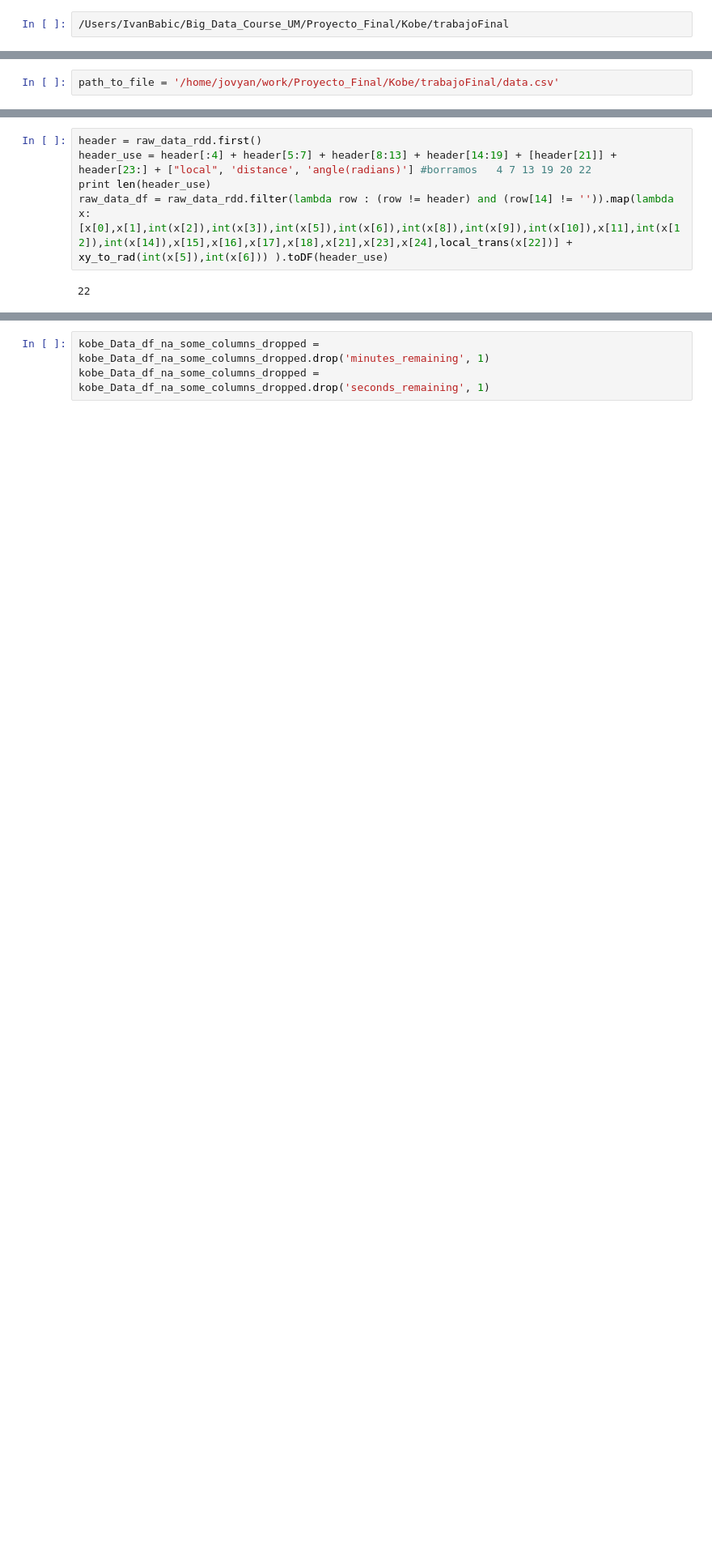
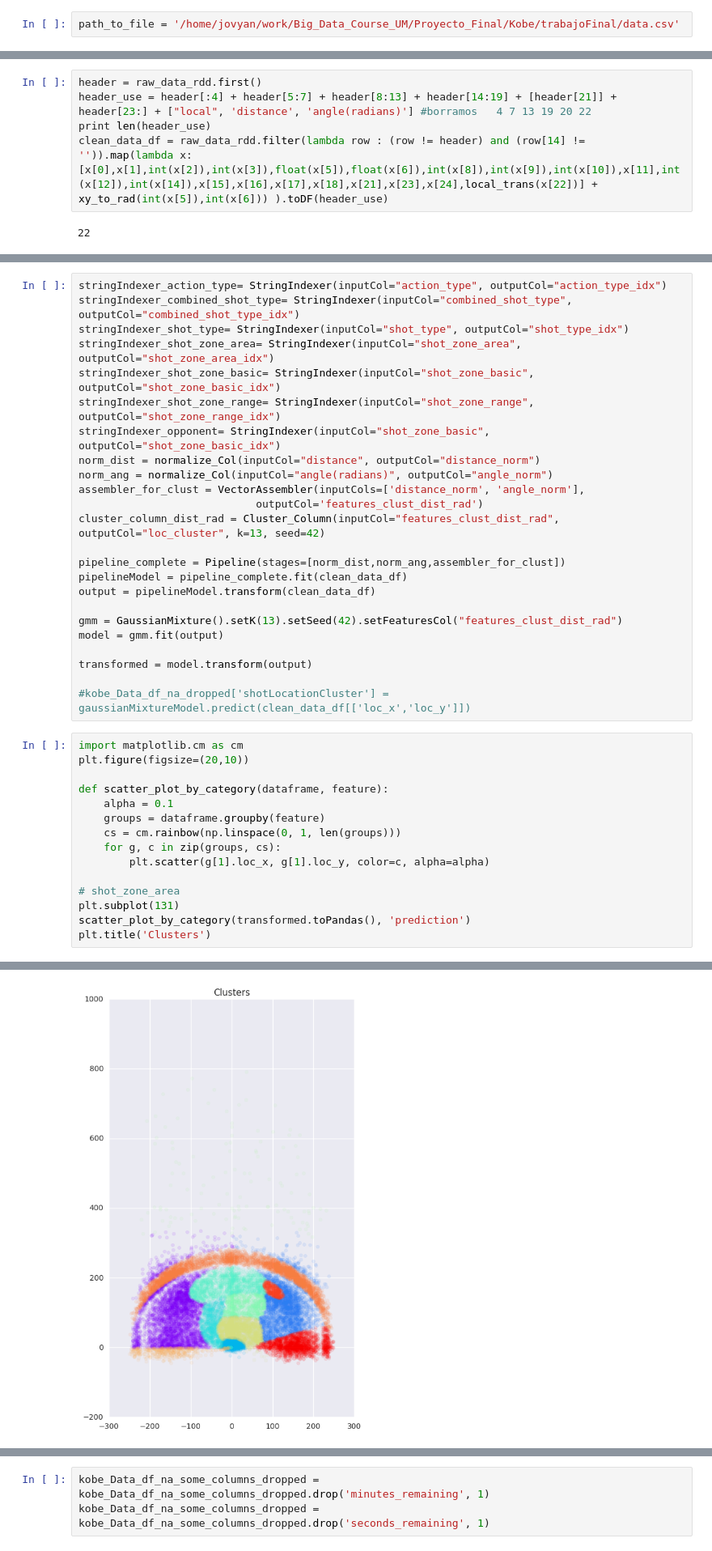
Before and after one commit to alexiszecharies/trabajoFinal, a Jupyter notebook: Final_Proyect_Spark.ipynb, the cells around one changed output, grey strips where cells are left out. Shown at 81% size. Saved outputs shown, nothing was run; the diff lists cells and outputs as text; blank space fills up the shorter version.

Commit message:
Pipeline started

```diff
--- a/Final_Proyect_Spark.ipynb
+++ b/Final_Proyect_Spark.ipynb
@@ -33,4 +30,4 @@ sc = pyspark.SparkContext(master='local[*]')
 # %%
 sqlContext = SQLContext(sc)
 # %%
-/Users/IvanBabic/Big_Data_Course_UM/Proyecto_Final/Kobe/trabajoFinal
+path_to_file = '/home/jovyan/work/Big_Data_Course_UM/Proyecto_Final/Kobe/trabajoFinal/data.csv'
@@ -39,5 +34,3 @@ SyntaxError: invalid syntax (<ipython-input-10-eeee2f2ae393>, line 1)
-# %%
-path_to_file = '/home/jovyan/work/Proyecto_Final/Kobe/trabajoFinal/data.csv'
 # %%
 raw_data_rdd = sc.textFile(path_to_file).map(lambda x: [y.strip() for y in x.split(',')])
 # %%
@@ -127,7 +120,7 @@ def xy_to_rad(x,y):
 header = raw_data_rdd.first()
 header_use = header[:4] + header[5:7] + header[8:13] + header[14:19] + [header[21]] + header[23:] + ["local", 'distance', 'angle(radians)'] #borramos   4 7 13 19 20 22
 print len(header_use)
-raw_data_df = raw_data_rdd.filter(lambda row : (row != header) and (row[14] != '')).map(lambda x: [x[0],x[1],int(x[2]),int(x[3]),int(x[5]),int(x[6]),int(x[8]),int(x[9]),int(x[10]),x[11],int(x[12]),int(x[14]),x[15],x[16],x[17],x[18],x[21],x[23],x[24],local_trans(x[22])] + xy_to_rad(int(x[5]),int(x[6])) ).toDF(header_use)
+clean_data_df = raw_data_rdd.filter(lambda row : (row != header) and (row[14] != '')).map(lambda x: [x[0],x[1],int(x[2]),int(x[3]),float(x[5]),float(x[6]),int(x[8]),int(x[9]),int(x[10]),x[11],int(x[12]),int(x[14]),x[15],x[16],x[17],x[18],x[21],x[23],x[24],local_trans(x[22])] + xy_to_rad(int(x[5]),int(x[6])) ).toDF(header_use)
 # %% [output]
 22
 # %%
@@ -282,0 +235,40 @@ kobe_Data_df_na_some_columns_dropped['remaining_time_quarter(seconds)'] = kobe_D
+# %%
+stringIndexer_action_type= StringIndexer(inputCol="action_type", outputCol="action_type_idx")
+stringIndexer_combined_shot_type= StringIndexer(inputCol="combined_shot_type", outputCol="combined_shot_type_idx")
+stringIndexer_shot_type= StringIndexer(inputCol="shot_type", outputCol="shot_type_idx")
+stringIndexer_shot_zone_area= StringIndexer(inputCol="shot_zone_area", outputCol="shot_zone_area_idx")
+stringIndexer_shot_zone_basic= StringIndexer(inputCol="shot_zone_basic", outputCol="shot_zone_basic_idx")
+stringIndexer_shot_zone_range= StringIndexer(inputCol="shot_zone_range", outputCol="shot_zone_range_idx")
+stringIndexer_opponent= StringIndexer(inputCol="shot_zone_basic", outputCol="shot_zone_basic_idx")
+norm_dist = normalize_Col(inputCol="distance", outputCol="distance_norm")
+norm_ang = normalize_Col(inputCol="angle(radians)", outputCol="angle_norm")
+assembler_for_clust = VectorAssembler(inputCols=['distance_norm', 'angle_norm'],
+                            outputCol='features_clust_dist_rad')
+cluster_column_dist_rad = Cluster_Column(inputCol="features_clust_dist_rad", outputCol="loc_cluster", k=13, seed=42)
+
+pipeline_complete = Pipeline(stages=[norm_dist,norm_ang,assembler_for_clust])
+pipelineModel = pipeline_complete.fit(clean_data_df)
+output = pipelineModel.transform(clean_data_df)
+
+gmm = GaussianMixture().setK(13).setSeed(42).setFeaturesCol("features_clust_dist_rad")
+model = gmm.fit(output)
+
+transformed = model.transform(output)
+
+#kobe_Data_df_na_dropped['shotLocationCluster'] = gaussianMixtureModel.predict(clean_data_df[['loc_x','loc_y']])
+# %%
+import matplotlib.cm as cm
+plt.figure(figsize=(20,10))
+
+def scatter_plot_by_category(dataframe, feature):
+    alpha = 0.1
+    groups = dataframe.groupby(feature)
+    cs = cm.rainbow(np.linspace(0, 1, len(groups)))
+    for g, c in zip(groups, cs):
+        plt.scatter(g[1].loc_x, g[1].loc_y, color=c, alpha=alpha)
+
+# shot_zone_area
+plt.subplot(131)
+scatter_plot_by_category(transformed.toPandas(), 'prediction')
+plt.title('Clusters')
+# %% [output]
@@ -282,0 +276 @@ kobe_Data_df_na_some_columns_dropped['remaining_time_quarter(seconds)'] = kobe_D
+[figure, added]
```
Also changed, not shown: parts of 16 cells of this notebook, 1 other file.
